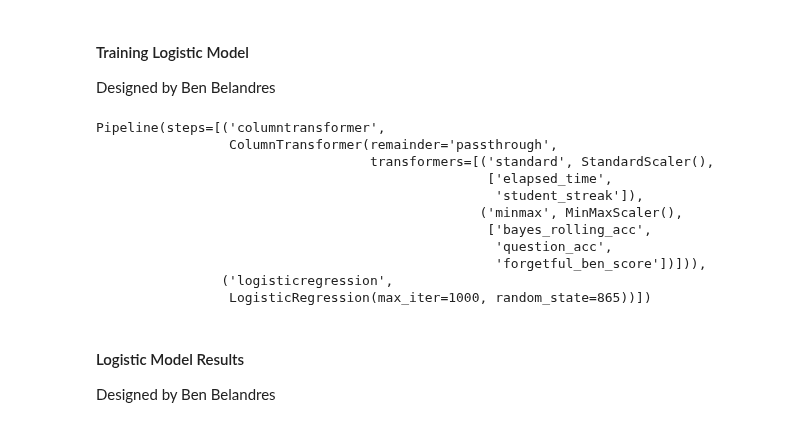
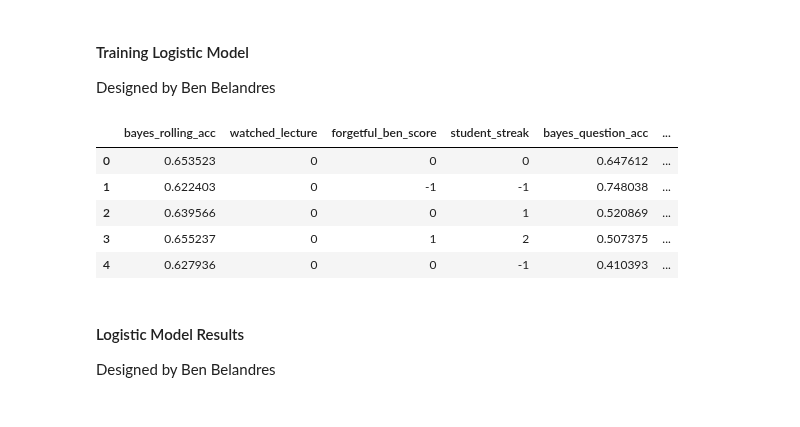
Before and after one commit to bbelandr/MachineLearningProject, a Jupyter notebook: pipeline_1.ipynb, the cells around one changed output. Saved outputs shown, nothing was run; the diff lists cells and outputs as text; code cells hidden in the pictures.

Commit message:
Cleaned up pipeline1

```diff
--- a/pipeline_1.ipynb
+++ b/pipeline_1.ipynb
@@ -218,25 +198,22 @@ Designed by Ben Belandres
 # %%
 norm_scaler = ColumnTransformer(
     transformers=[
-        ('standard', StandardScaler(), ['elapsed_time', 'student_streak']),
-        ('minmax', MinMaxScaler(), ['bayes_rolling_acc', 'question_acc', 'forgetful_ben_score'])
+        ('standard', StandardScaler(), ['student_streak']),
+        ('minmax', MinMaxScaler(), ['forgetful_ben_score'])
     ], remainder='passthrough'
 )
 
 pipe = make_pipeline(norm_scaler, LogisticRegression(max_iter=1000, random_state=865))
 pipe.fit(X_train, y_train)
+
+X_train.head()
 # %% [output]
-Pipeline(steps=[('columntransformer',
-                 ColumnTransformer(remainder='passthrough',
-                                   transformers=[('standard', StandardScaler(),
-                                                  ['elapsed_time',
-                                                   'student_streak']),
-                                                 ('minmax', MinMaxScaler(),
-                                                  ['bayes_rolling_acc',
-                                                   'question_acc',
-                                                   'forgetful_ben_score'])])),
-                ('logisticregression',
-                 LogisticRegression(max_iter=1000, random_state=865))])
+|  | bayes_rolling_acc | watched_lecture | forgetful_ben_score | student_streak | bayes_question_acc | ... |
+| 0 | 0.653523 | 0 | 0 | 0 | 0.647612 | ... |
+| 1 | 0.622403 | 0 | -1 | -1 | 0.748038 | ... |
+| 2 | 0.639566 | 0 | 0 | 1 | 0.520869 | ... |
+| 3 | 0.655237 | 0 | 1 | 2 | 0.507375 | ... |
+| 4 | 0.627936 | 0 | 0 | -1 | 0.410393 | ... |
 # %% [markdown]
 #### Logistic Model Results
 Designed by Ben Belandres
```
Also changed, not shown: parts of 16 cells of this notebook.
